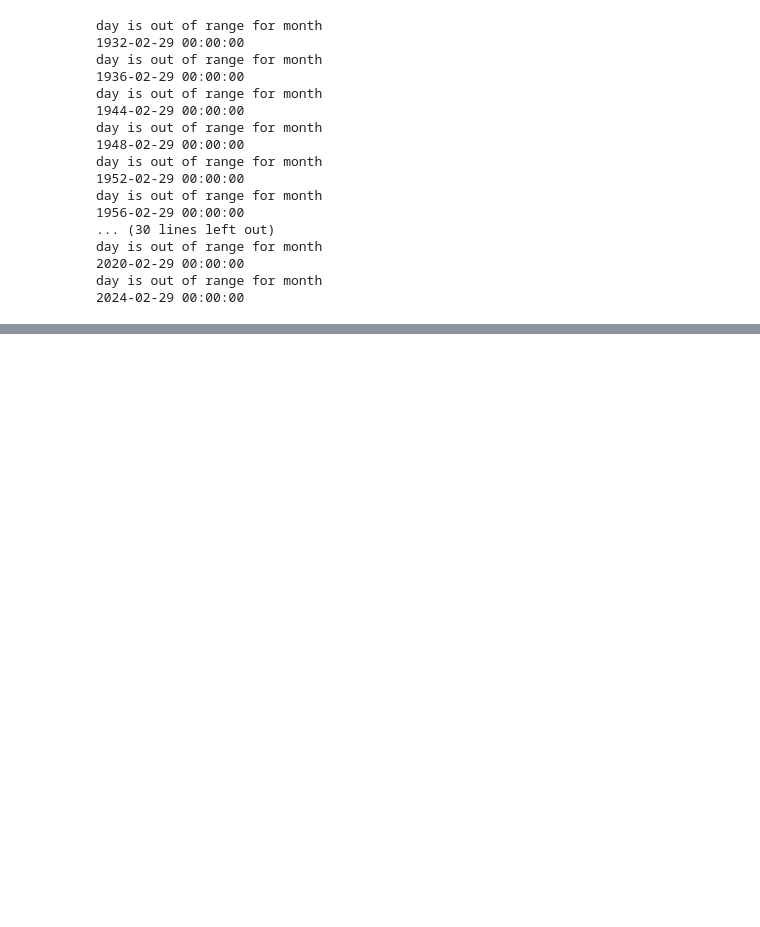
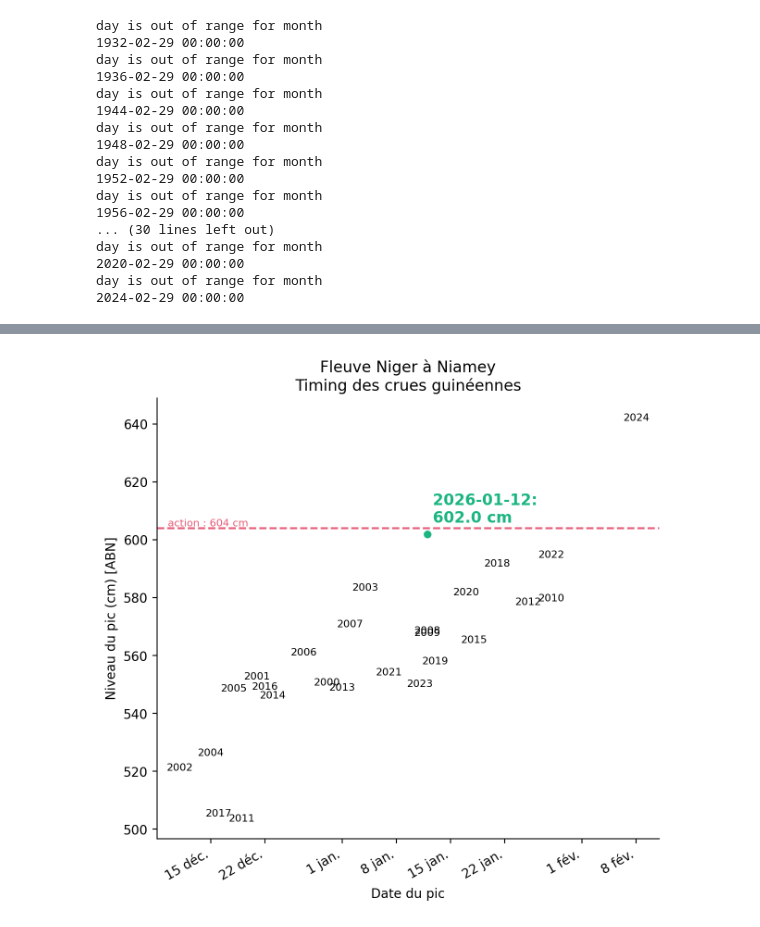
Before and after one commit to OCHA-DAP/pa-aa-ner-flooding, a Jupyter notebook: exploration/2025/activation_plot_2025.ipynb, the cells around one changed output, grey strips where cells are left out. Drawn from its saved outputs; the diff is of its cells as text; code cells hidden in the pictures; blank space fills up the shorter version.

Commit message:
peak timing

```diff
--- a/exploration/2025/activation_plot_2025.ipynb
+++ b/exploration/2025/activation_plot_2025.ipynb
@@ -304,0 +301,68 @@ gui_df[
+# %%
+gui_df_recent = gui_df[(gui_df["season"] >= 2000) & (gui_df["season"] < 2025)]
+# %%
+df_recent_peaks = gui_df_recent.loc[
+    gui_df_recent.groupby("season")["level"].idxmax()
+]
+# %%
+fig, ax = plt.subplots(dpi=200, figsize=(7, 7))
+
+df_recent_peaks.plot(
+    x="plot_date", y="level", linewidth=0, ax=ax, legend=False
+)
+
+
+[
+    ax.annotate(
+        row["season"],
+        row[["plot_date", "level"]],
+        ha="center",
+        va="center",
+        fontsize=8,
+    )
+    for _, row in df_recent_peaks.iterrows()
+]
+
+alpha = 0.7
+for thresh, color, label in [
+    (ACTION_THRESH, "crimson", "action"),
+    # (READINESS_THRESH, "darkorange", "mobilisation"),
+]:
+    ax.axhline(thresh, color=color, linestyle="--", zorder=-1, alpha=alpha)
+    ax.annotate(
+        f" {label} : {thresh} cm",
+        (datetime(1900, 12, 9), thresh),
+        ha="left",
+        va="bottom",
+        color=color,
+        fontsize=8,
+        alpha=alpha,
+    )
+
+latest_row = gui_df.loc[gui_df["date"].idxmax()]
+ax.annotate(
+    f' {latest_row["date"].date()}:\n {latest_row["level"]} cm',
+    (latest_row["plot_date"], latest_row["level"] + 4),
+    color=CHD_GREEN,
+    fontsize=12,
+    fontweight="bold",
+)
+ax.plot(
+    latest_row["plot_date"],
+    latest_row["level"],
+    color=CHD_GREEN,
+    marker=".",
+    markersize=10,
+)
+
+
+ax.xaxis.set_major_formatter(ticker.FuncFormatter(custom_date_formatter))
+
+ax.set_ylabel("Niveau du pic (cm) [ABN]")
+ax.set_xlabel("Date du pic")
+ax.set_title("Fleuve Niger à Niamey\nTiming des crues guinéennes")
+
+ax.spines["top"].set_visible(False)
+ax.spines["right"].set_visible(False)
+# %% [output]
+[figure, added]
```
Also changed, not shown: parts of 10 cells of this notebook, 1 other file.
